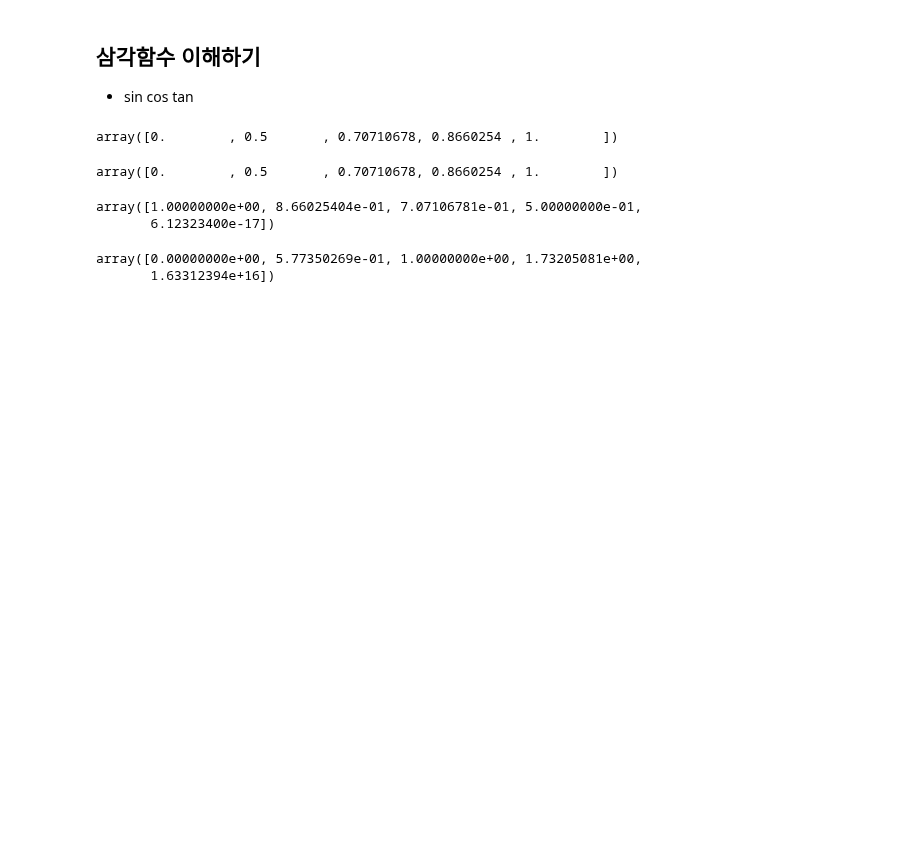
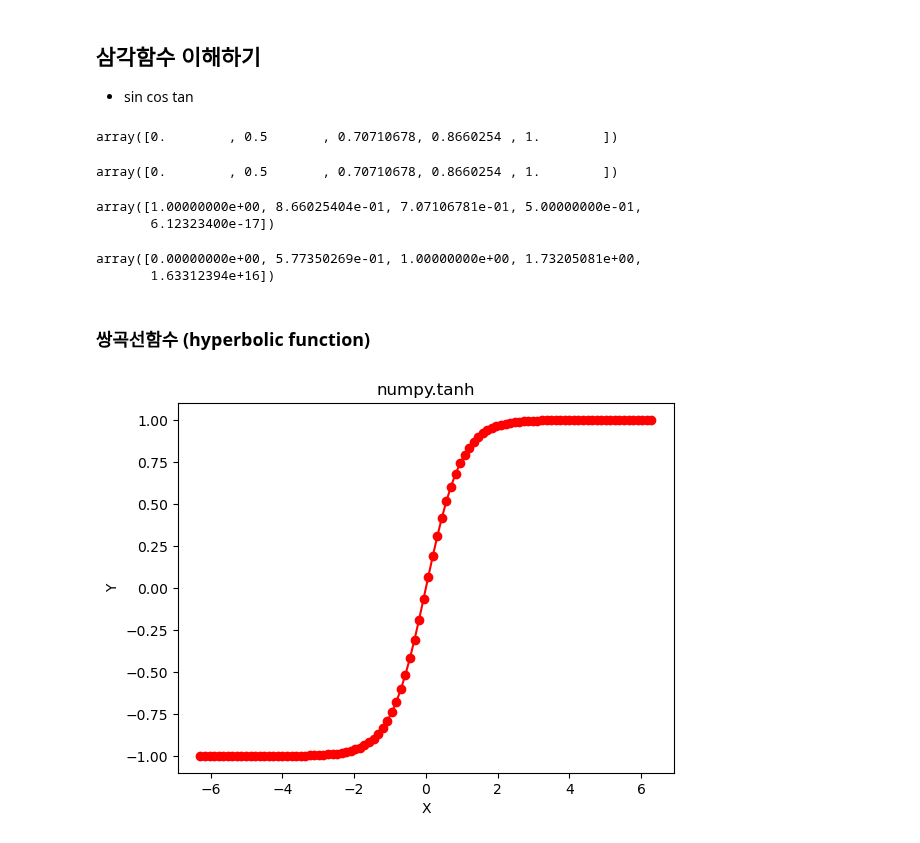
Before and after one commit to angelless00/KDT, a Jupyter notebook: 수업/NUMPY/DAY03/chap08_math.ipynb, the cells around one changed output. Drawn from its saved outputs; the diff is of its cells as text; code cells hidden in the pictures; blank space fills up the shorter version.

```diff
--- a/수업/NUMPY/DAY03/chap08_math.ipynb
+++ b/수업/NUMPY/DAY03/chap08_math.ipynb
@@ -447,3 +447,5 @@ np.tan(np.radians(a))
 # %% [output]
 array([0.00000000e+00, 5.77350269e-01, 1.00000000e+00, 1.73205081e+00,
        1.63312394e+16])
+# %% [markdown]
+### 쌍곡선함수 (hyperbolic function)
@@ -449,0 +454,11 @@ array([0.00000000e+00, 5.77350269e-01, 1.00000000e+00, 1.73205081e+00,
+# %%
+in_array=np.linspace(-2*np.pi , 2*np.pi ,100)
+out_tanh=np.tanh(in_array)
+# %%
+plt.plot(in_array,out_tanh,color='red',marker='o')
+plt.title('numpy.tanh')
+plt.xlabel('X')
+plt.ylabel('Y')
+plt.show()
+# %% [output]
+[figure, added]
```
Also changed, not shown: parts of 1 cell of this notebook, 5 other files.
